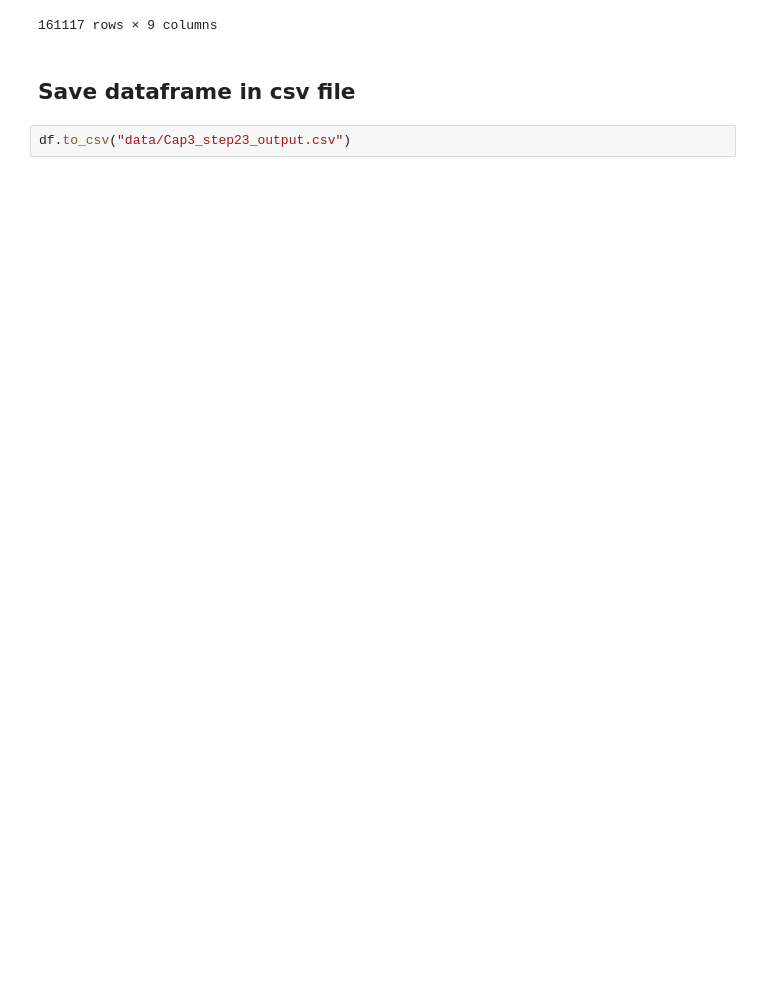
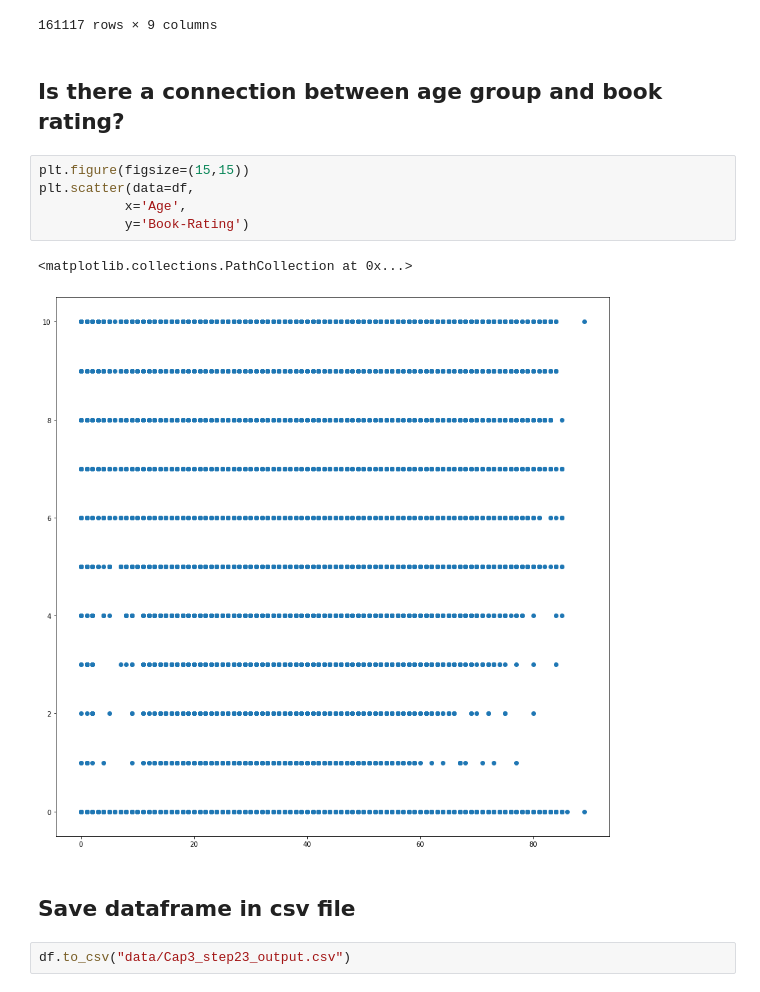
Before and after one commit to sudkpa/SB_DS, a Jupyter notebook: Career_Track/Capstone_Three/Data_Wrangle_EDA/Cap3_Notebook_stepstwothree.ipynb, the cells around one changed output. Saved outputs shown, nothing was run; the diff lists cells and outputs as text; blank space fills up the shorter version.

```diff
--- a/Career_Track/Capstone_Three/Data_Wrangle_EDA/Cap3_Notebook_stepstwothree.ipynb
+++ b/Career_Track/Capstone_Three/Data_Wrangle_EDA/Cap3_Notebook_stepstwothree.ipynb
@@ -577,6 +576,16 @@ df[df['Book-Rating'] > 7]
 | 1133827 | 158243123X | A Student of Weather | Elizabeth Hay | 2001 | Counterpoint Press | 259591.0 | 8.0 | tioga, pennsylvania, usa | ... |
 | 1133828 | 8485900057 | Rimas y leyendas (ClÃ¡sicos Frail... | Gustavo Adolfo BÃ©cquer | 1981 | Ediciones Fraile | 259614.0 | 10.0 | madrid, madrid, spain | ... |
 161117 rows × 9 columns
+# %% [markdown]
+## Is there a connection between age group and book rating?
+# %%
+plt.figure(figsize=(15,15))
+plt.scatter(data=df,
+           x='Age',
+           y='Book-Rating')
+# %% [output]
+<matplotlib.collections.PathCollection at 0x...>
+[figure, added]
 # %% [markdown]
 ## Save dataframe in csv file
 # %%
```
Also changed, not shown: parts of 5 cells of this notebook.
